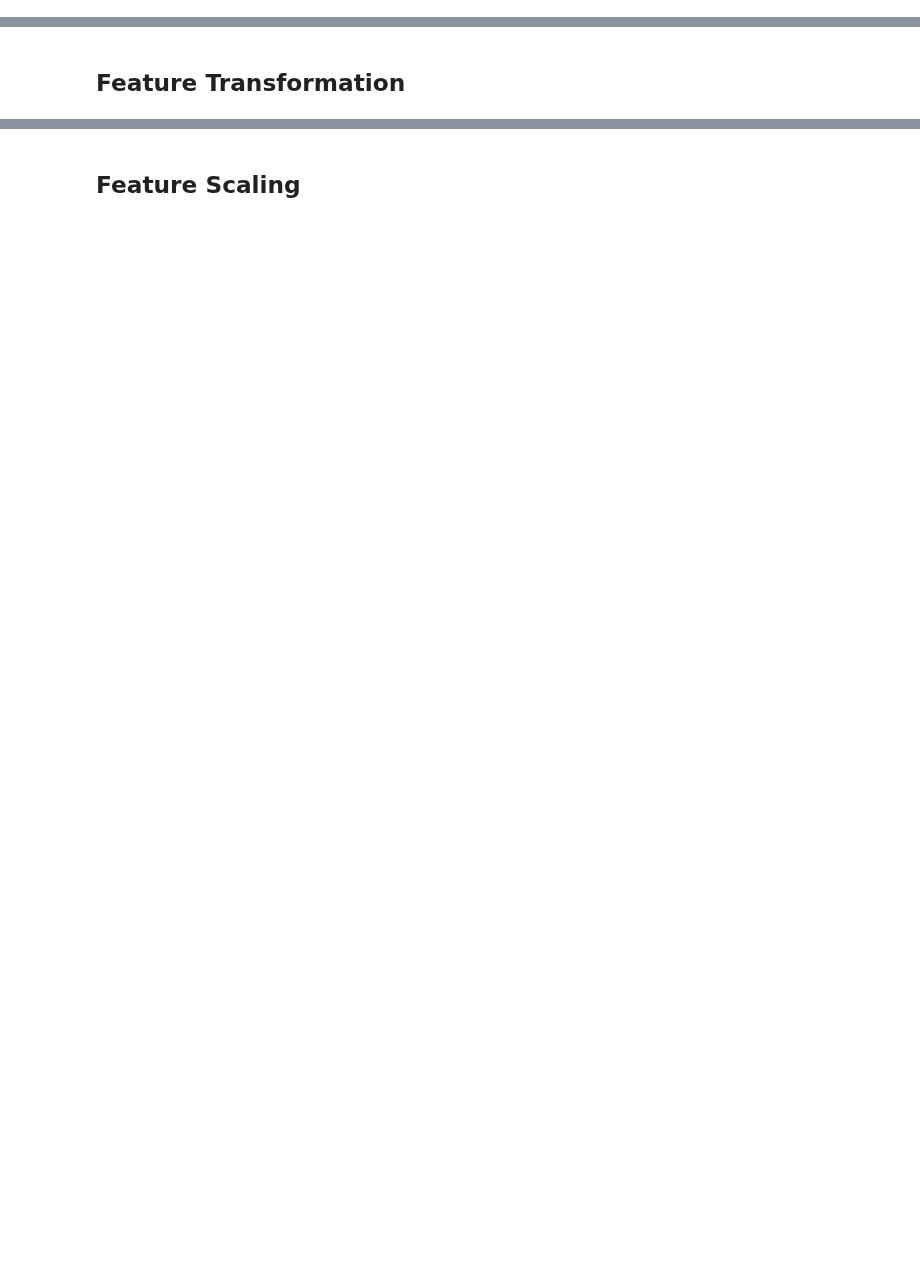
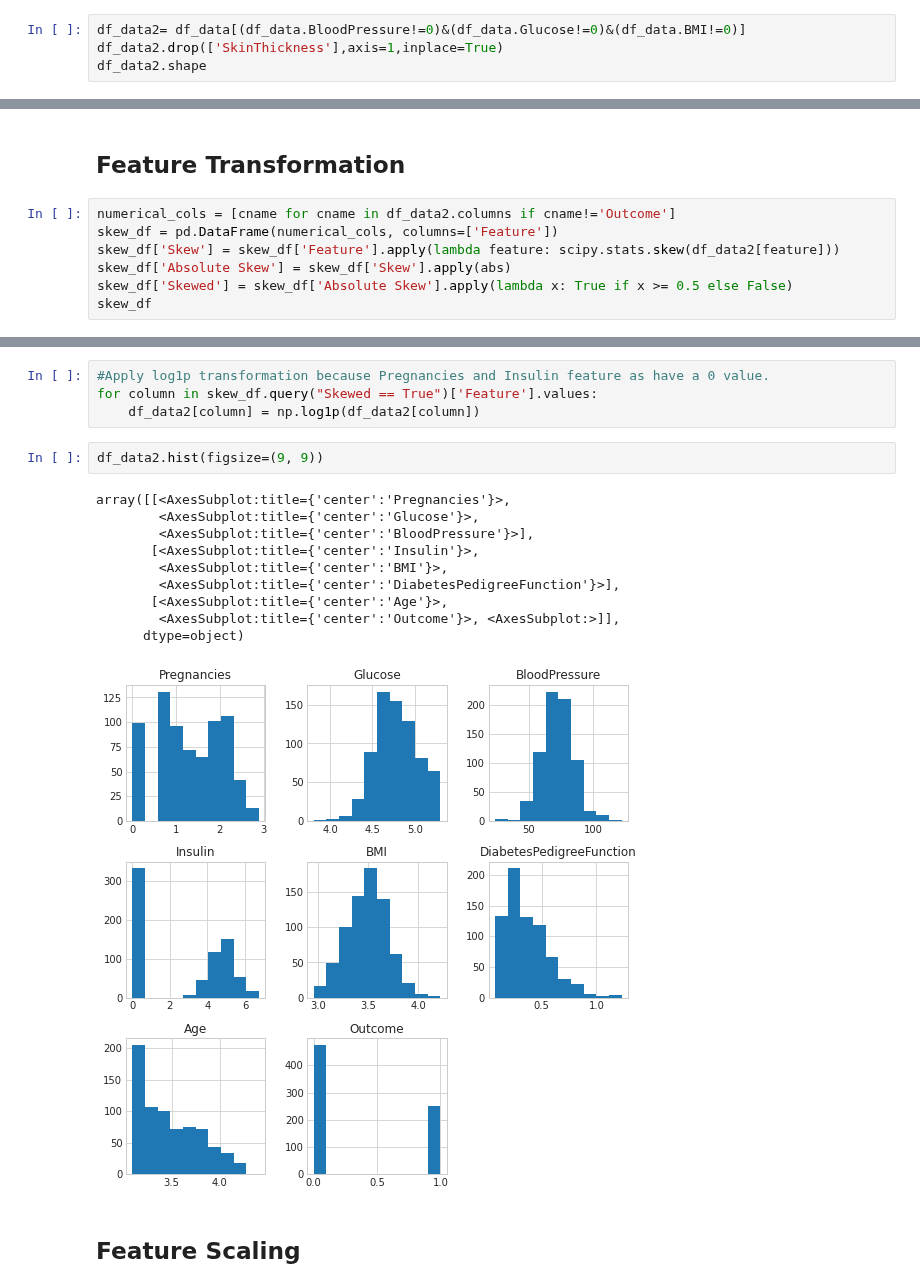
Before and after one commit to ParisRohan/Kaggle_DataScience_Projects, a Jupyter notebook: rp-pima-diabetes-1.ipynb, the cells around one changed output, grey strips where cells are left out. Cells and saved outputs as stored; diff of their text form; blank space fills up the shorter version.

Commit message:
Kaggle Notebook | RP_Pima_Diabetes_1 | Version 2

```diff
--- a/rp-pima-diabetes-1.ipynb
+++ b/rp-pima-diabetes-1.ipynb
@@ -168,0 +187,4 @@ df_data.head()
+# %%
+df_data2= df_data[(df_data.BloodPressure!=0)&(df_data.Glucose!=0)&(df_data.BMI!=0)]
+df_data2.drop(['SkinThickness'],axis=1,inplace=True)
+df_data2.shape
@@ -169,2 +193,9 @@ df_data.head()
 # %% [markdown]
 ## Feature Transformation
+# %%
+numerical_cols = [cname for cname in df_data2.columns if cname!='Outcome']
+skew_df = pd.DataFrame(numerical_cols, columns=['Feature'])
+skew_df['Skew'] = skew_df['Feature'].apply(lambda feature: scipy.stats.skew(df_data2[feature]))
+skew_df['Absolute Skew'] = skew_df['Skew'].apply(abs)
+skew_df['Skewed'] = skew_df['Absolute Skew'].apply(lambda x: True if x >= 0.5 else False)
+skew_df
@@ -171,2 +223,19 @@ df_data.head()
+# %%
+#Apply log1p transformation because Pregnancies and Insulin feature as have a 0 value.
+for column in skew_df.query("Skewed == True")['Feature'].values:
+    df_data2[column] = np.log1p(df_data2[column])
+# %%
+df_data2.hist(figsize=(9, 9))
+# %% [output]
+array([[<AxesSubplot:title={'center':'Pregnancies'}>,
+        <AxesSubplot:title={'center':'Glucose'}>,
+        <AxesSubplot:title={'center':'BloodPressure'}>],
+       [<AxesSubplot:title={'center':'Insulin'}>,
+        <AxesSubplot:title={'center':'BMI'}>,
+        <AxesSubplot:title={'center':'DiabetesPedigreeFunction'}>],
+       [<AxesSubplot:title={'center':'Age'}>,
+        <AxesSubplot:title={'center':'Outcome'}>, <AxesSubplot:>]],
+      dtype=object)
+[figure, added]
 # %% [markdown]
 ## Feature Scaling
```
Also changed, not shown: parts of 13 cells of this notebook.
